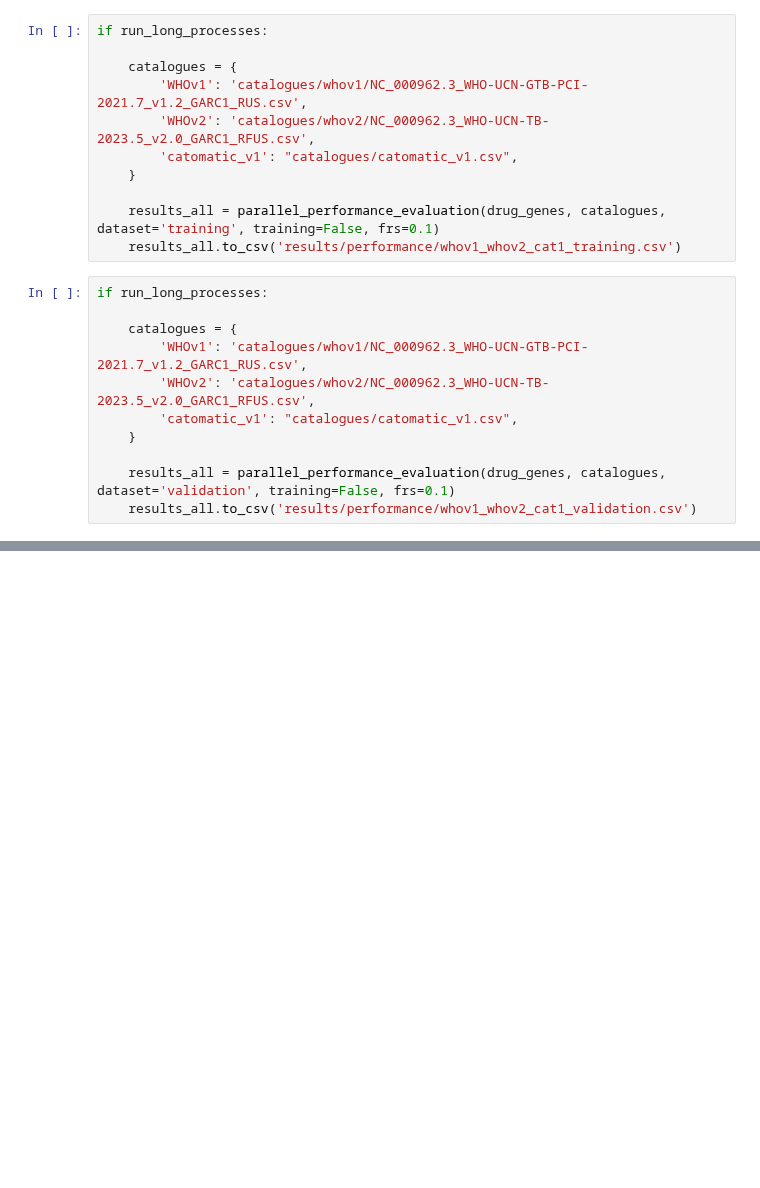
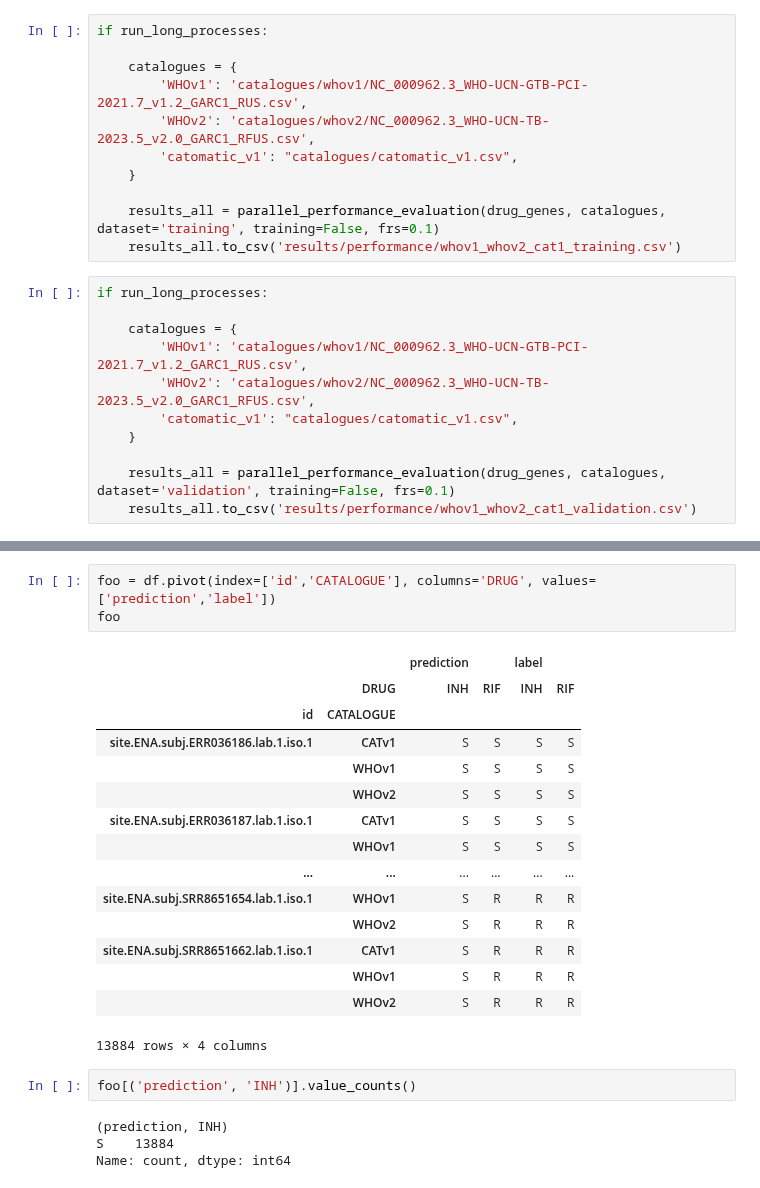
Before and after one commit to fowler-lab/cryptic-catalogues-2025, a Jupyter notebook: 06-apply-cats.ipynb, the cells around one changed output, grey strips where cells are left out. Cells and saved outputs as stored; diff of their text form; blank space fills up the shorter version.

```diff
--- a/06-apply-cats.ipynb
+++ b/06-apply-cats.ipynb
@@ -130,0 +250,25 @@ if run_long_processes:
+# %%
+foo = df.pivot(index=['id','CATALOGUE'], columns='DRUG', values=['prediction','label'])
+foo
+# %% [output]
+|  |  | prediction |  | label |  |
+|  | DRUG | INH | RIF | INH | RIF |
+| id | CATALOGUE |  |  |  |  |
+| site.ENA.subj.ERR036186.lab.1.iso.1 | CATv1 | S | S | S | S |
+|  | WHOv1 | S | S | S | S |
+|  | WHOv2 | S | S | S | S |
+| site.ENA.subj.ERR036187.lab.1.iso.1 | CATv1 | S | S | S | S |
+|  | WHOv1 | S | S | S | S |
+| ... | ... | ... | ... | ... | ... |
+| site.ENA.subj.SRR8651654.lab.1.iso.1 | WHOv1 | S | R | R | R |
+|  | WHOv2 | S | R | R | R |
+| site.ENA.subj.SRR8651662.lab.1.iso.1 | CATv1 | S | R | R | R |
+|  | WHOv1 | S | R | R | R |
+|  | WHOv2 | S | R | R | R |
+13884 rows × 4 columns
+# %%
+foo[('prediction', 'INH')].value_counts()
+# %% [output]
+(prediction, INH)
+S    13884
+Name: count, dtype: int64
```
Also changed, not shown: parts of 15 cells of this notebook, 1 other file.
